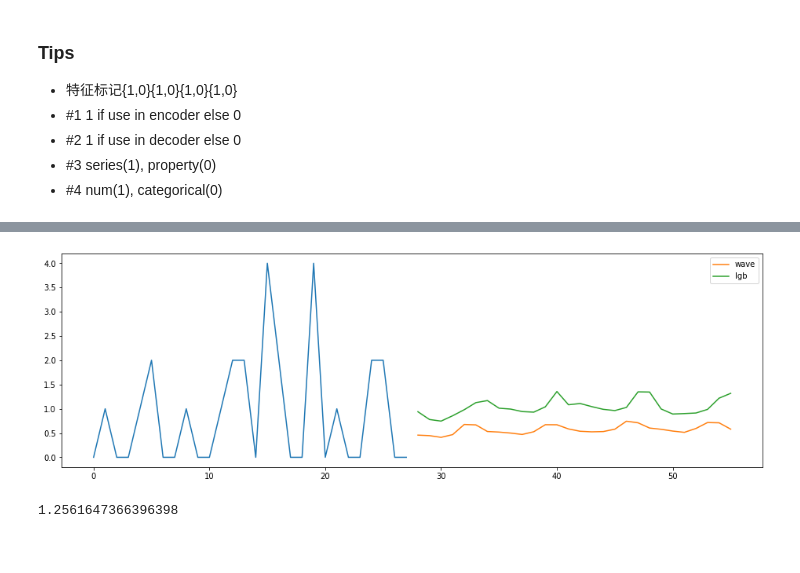
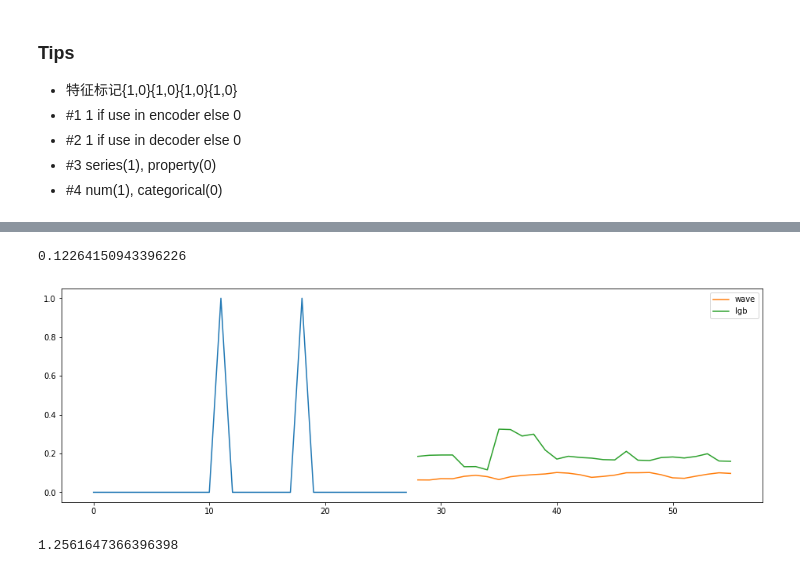
Before and after one commit to Relevation-143/Deep-Time-Series-Prediction, a Jupyter notebook: m5-wavenet.ipynb, the cells around one changed output, grey strips where cells are left out. Saved outputs shown, nothing was run; the diff lists cells and outputs as text; code cells hidden in the pictures.

```diff
--- a/m5-wavenet.ipynb
+++ b/m5-wavenet.ipynb
@@ -298,6 +316,14 @@ test_f1111_xy_lags = TimeSeries(f1111_xy_lags[:, :, test_idx])
 train_f1100_xy_cate = Property(f1100_xy_cate)
 valid_f1100_xy_cate = Property(f1100_xy_cate)
 test_f1100_xy_cate = Property(f1100_xy_cate)
+
+train_f1110_event = TimeSeries(f1110_event[:, :, train_idx], idx_map=np.zeros_like(np.arange(df_xy.shape[0])))
+valid_f1110_event = TimeSeries(f1110_event[:, :, valid_idx], idx_map=np.zeros_like(np.arange(df_xy.shape[0])))
+test_f1110_event = TimeSeries(f1110_event[:, :, test_idx], idx_map=np.zeros_like(np.arange(df_xy.shape[0])))
+
+train_f1111_date = TimeSeries(f1111_date[:, :, train_idx], idx_map=np.zeros_like(np.arange(df_xy.shape[0])))
+valid_f1111_date = TimeSeries(f1111_date[:, :, valid_idx], idx_map=np.zeros_like(np.arange(df_xy.shape[0])))
+test_f1111_date = TimeSeries(f1111_date[:, :, test_idx], idx_map=np.zeros_like(np.arange(df_xy.shape[0])))
 # %%
 train_xy = TimeSeries(xy[:, :, train_idx])
 valid_xy = TimeSeries(xy[:, :, valid_idx])
@@ -327,2 +353,10 @@ test_dl = SeriesFrame(test_xy, BATCH_SIZE, ENC_LEN, DEC_LEN, time_free_space=0,
                        mode='eval', use_cuda=True, shuffle=False,
                       )
+# %%
+class RMSELoss:
+
+    def __init__(self):
+        self.mse = MSELoss()
+
+    def __call__(self, yhat, y):
+        return torch.sqrt(self.mse(yhat, y) + 1e-6)
@@ -329,13 +387,13 @@ test_dl = SeriesFrame(test_xy, BATCH_SIZE, ENC_LEN, DEC_LEN, time_free_space=0,
 # %%
-model = WaveNet(enc_compress=32, dec_compress=32,
-                enc_numerical=7,
-                enc_categorical=[(3049, 16), (7, 1), (10, 1), (3, 1), (3, 1)],
-                dec_numerical=5,
-                dec_categorical=[(3049, 16), (7, 1), (10, 1), (3, 1), (3, 1)],
+model = WaveNet(enc_numerical=16,
+                enc_categorical=[(3049, 16), (7, 1), (10, 1), (3, 1), (3, 1), (32, 4), (5, 1), (5, 1), (3, 1)],
+                dec_numerical=14,
+                dec_categorical=[(3049, 16), (7, 1), (10, 1), (3, 1), (3, 1), (32, 4), (5, 1), (5, 1), (3, 1)],
                )
 opt = Adam(model.parameters(), 0.001)
-loss_fn = MSELoss()
+loss_fn = RMSELoss()
+lr_scheduler = torch.optim.lr_scheduler.CosineAnnealingLR(opt, 32, eta_min=1e-4)
 model.cuda()
-learner = Learner(model, opt, loss_fn, '.', log_interval=100)
-learner.fit(100, train_dl, valid_dl, patient=10, start_save=1)
+learner = Learner(model, opt, loss_fn, './m5_0412_2', log_interval=50, lr_scheduler=lr_scheduler)
+learner.fit(100, train_dl, valid_dl, patient=32, start_save=1)
 # %% [output]
@@ -361,5 +418,5 @@ training finished, best epoch 24, best valid loss 1.0810
 # %%
-learner.load("./checkpoints/model-epoch-24.pkl")
+learner.load("./m5_0412_2/checkpoints/model-epoch-13.pkl")
 # %%
 def predict_submission(model, test_dl):
     model.eval()
@@ -416,7 +464,11 @@ plt.plot(df_xy.iloc[3000, :-28].values)
+# %%
+df_xy.iloc[200, :-28].mean()
+# %% [output]
+0.12264150943396226
 # %%
-plot(3000)
+plot(200)
 # %% [output]
-[figure, old version]
+[figure, new version]
 # %%
 df_xy.mean(axis=1).mean()
 # %% [output]
```
Also changed, not shown: parts of 23 cells of this notebook, 6 other files.
